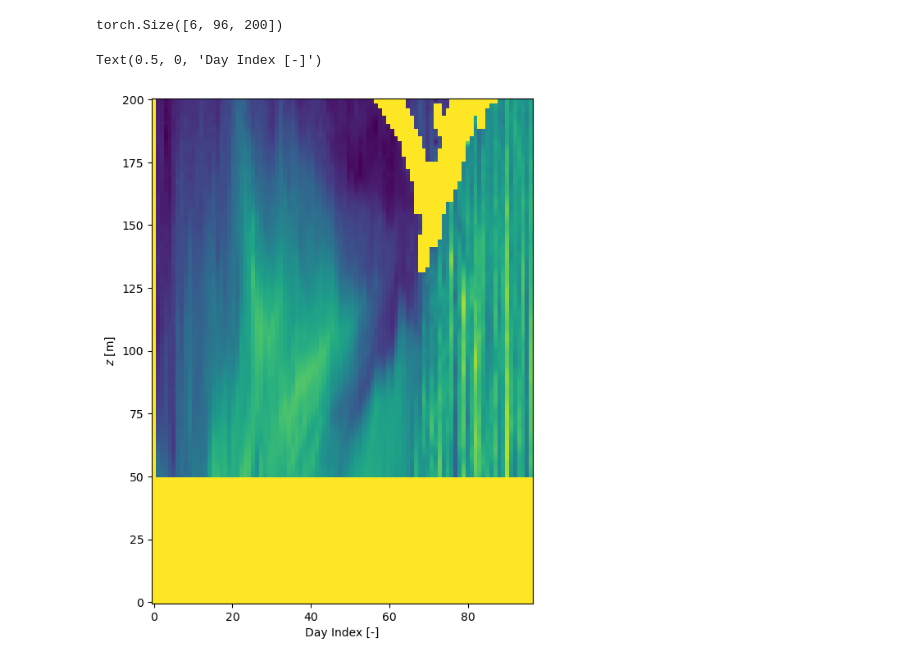
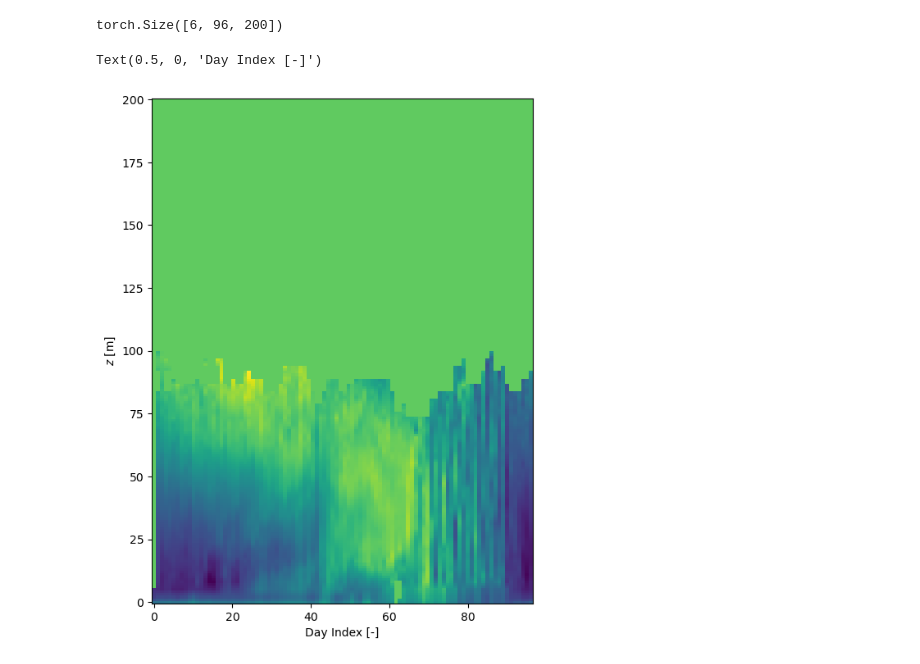
Before and after one commit to StormMata/PaletteDiffusionModel, a Jupyter notebook: preprocess/Process_A0.ipynb, the cells around one changed output. Cells and saved outputs as stored; diff of their text form; code cells hidden in the pictures.

```diff
--- a/preprocess/Process_A0.ipynb
+++ b/preprocess/Process_A0.ipynb
@@ -621,8 +621,8 @@ for i in range(len(day)):
 # %%
 # Inspect sample files
 # --------------------------------------
-mmm = py.load('/scratch/smata/data/ProcessedData_a0/sector_1/day_2960.pt')
-# mmm = py.load('/scratch/smata/data/ProcessedData_a0/train_val_test/day_0109.pt')
+# mmm = py.load('/scratch/smata/data/ProcessedData_a0/sector_1/day_2960.pt')
+mmm = py.load('/scratch/smata/data/ProcessedData_a0/train_val_test/day_0109.pt')
 # mmm = py.load('/scratch/smata/diffusion_test/data/files/train/sample_0001_02.pt')
 
 type(mmm)
@@ -639,11 +639,11 @@ torch.Size([6, 96, 200])
 # %%
 fig,ax = plt.subplots(figsize = (6, 8))
 
-cntf = ax.pcolormesh(np.linspace(0, 96, 96), np.linspace(0, 200, 200), mmm['x'][1,:,:].T)
+cntf = ax.pcolormesh(np.linspace(0, 96, 96), np.linspace(0, 200, 200), mmm['x'][0,:,:].T)
 #
 # cntf = ax.pcolormesh(np.linspace(0, 704, 704), np.linspace(0, 32, 32), mmm['y'][2,:,:].T)
 ax.set_ylabel("$z$ [m]")
 ax.set_xlabel("Day Index [-]")
 # %% [output]
 Text(0.5, 0, 'Day Index [-]')
-[figure, old version]
+[figure, new version]
```
Also changed, not shown: 2 other files.
